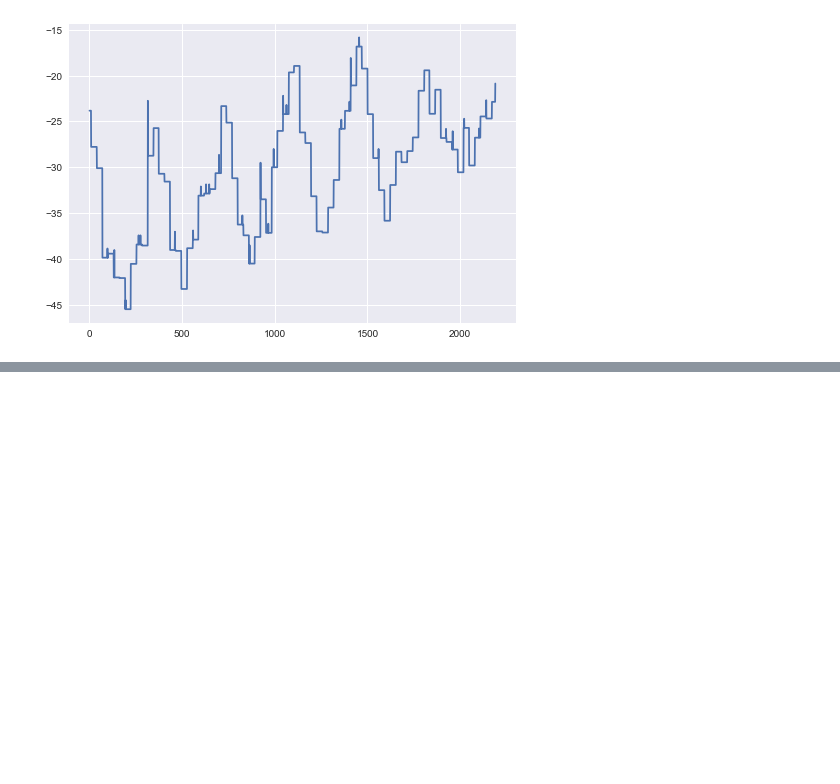
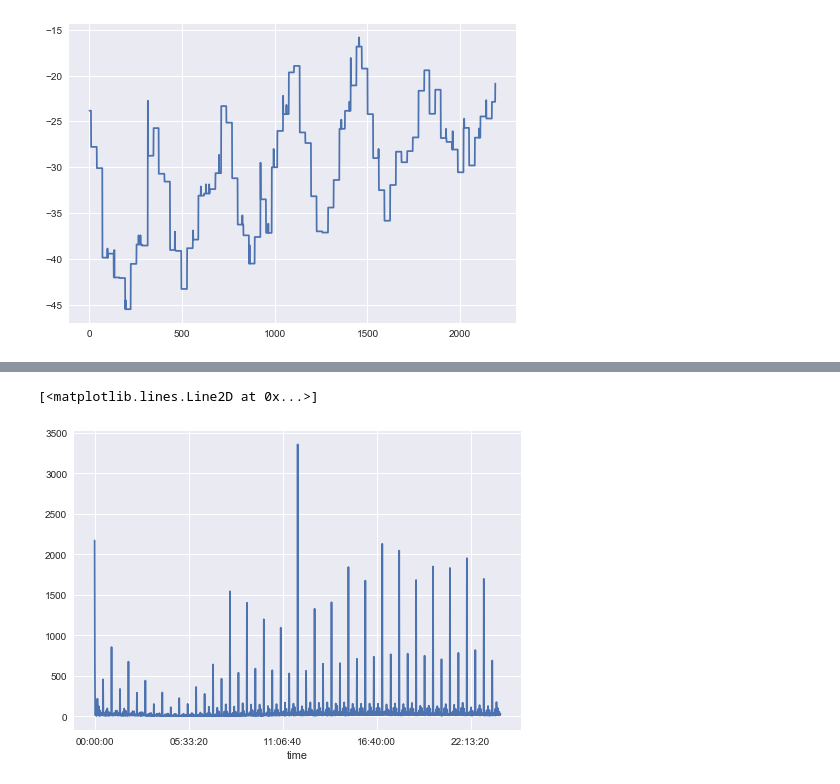
Before and after one commit to binshuangli/UPSTAT2018_RPDdata, a Jupyter notebook: EDA-extended.ipynb, the cells around one changed output, grey strips where cells are left out. Saved outputs shown, nothing was run; the diff lists cells and outputs as text; code cells hidden in the pictures; blank space fills up the shorter version.

```diff
--- a/EDA-extended.ipynb
+++ b/EDA-extended.ipynb
@@ -335,0 +381,6 @@ pyplot.show()
+# %%
+plt.plot(count_bytimeofday)
+#exact time crime number
+# %% [output]
+[<matplotlib.lines.Line2D at 0x...>]
+[figure, added]
```
Also changed, not shown: parts of 25 cells of this notebook.
